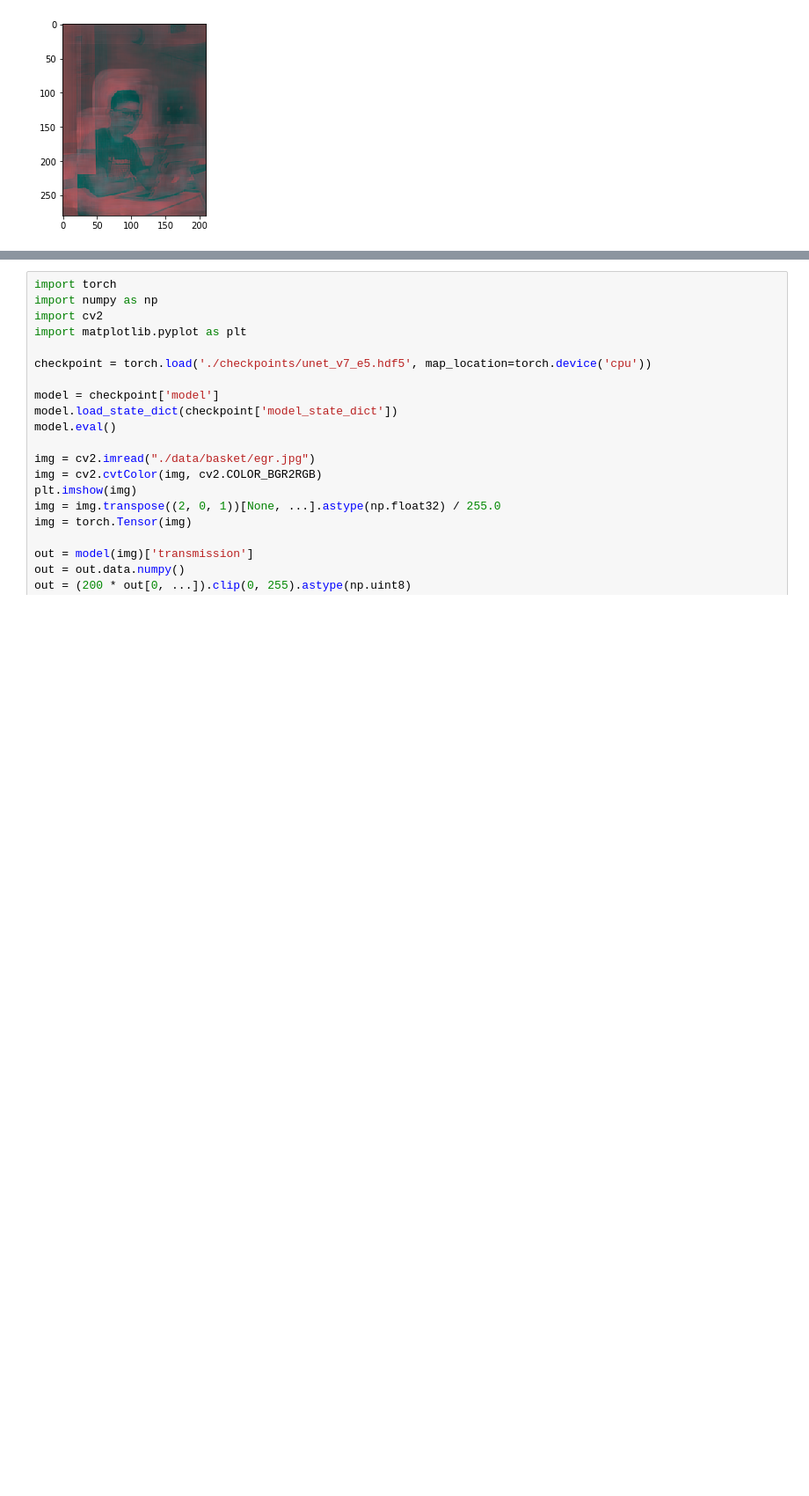
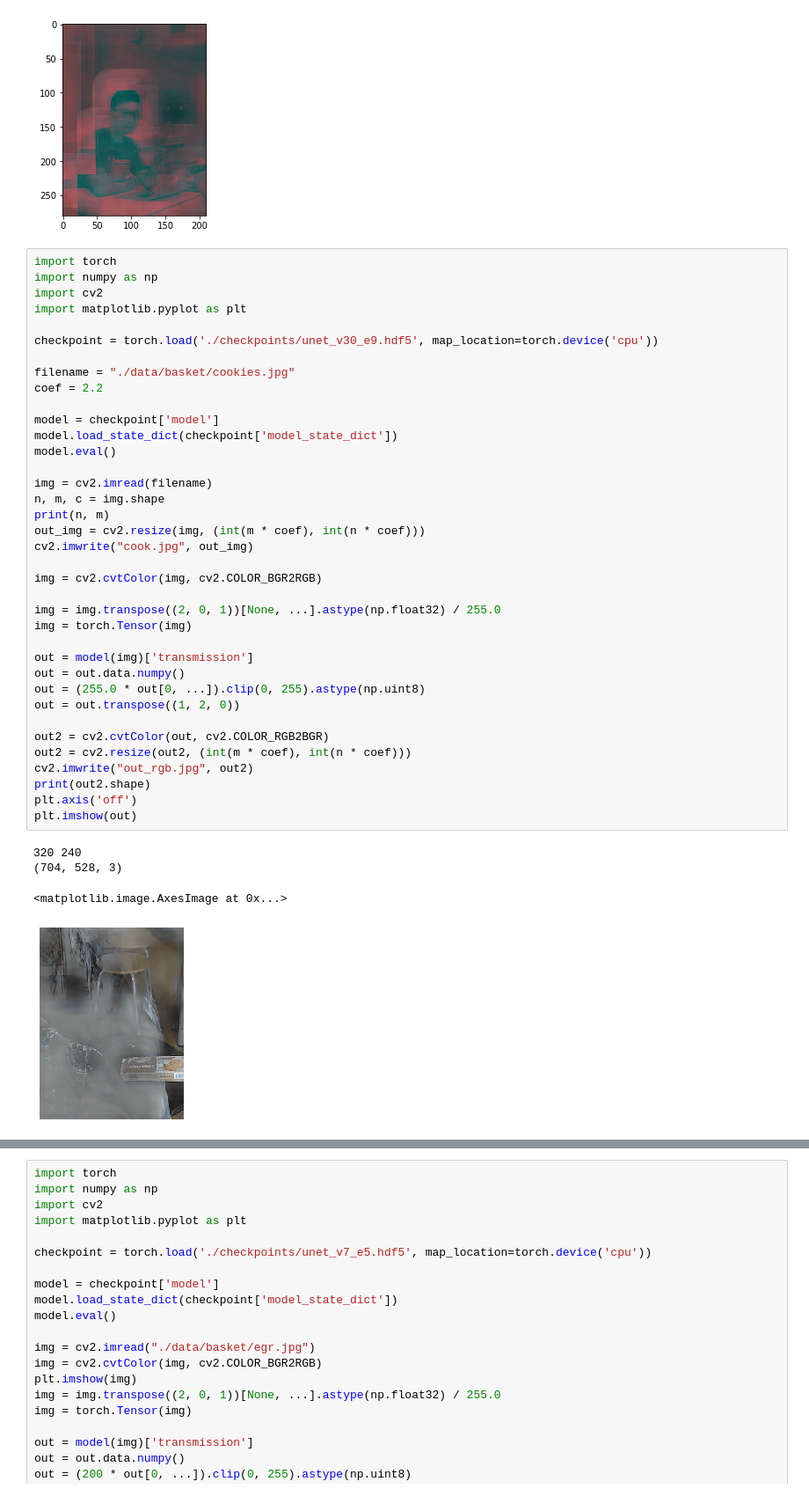
Before and after one commit to sergevkim/ReflectionSeparation, a Jupyter notebook: draft.ipynb, the cells around one changed output, grey strips where cells are left out. Shown at 88% size. Cells and saved outputs as stored; diff of their text form; blank space fills up the shorter version.

```diff
--- a/draft.ipynb
+++ b/draft.ipynb
@@ -184,4 +184,46 @@ plt.imshow(out)
 # %% [output]
 <matplotlib.image.AxesImage at 0x...>
 [figure]
+# %%
+import torch
+import numpy as np
+import cv2
+import matplotlib.pyplot as plt
+
+checkpoint = torch.load('./checkpoints/unet_v30_e9.hdf5', map_location=torch.device('cpu'))
+
+filename = "./data/basket/cookies.jpg"
+coef = 2.2
+
+model = checkpoint['model']
+model.load_state_dict(checkpoint['model_state_dict'])
+model.eval()
+
+img = cv2.imread(filename)
+n, m, c = img.shape
+print(n, m)
+out_img = cv2.resize(img, (int(m * coef), int(n * coef)))
+cv2.imwrite("cook.jpg", out_img)
+
+img = cv2.cvtColor(img, cv2.COLOR_BGR2RGB)
+
+img = img.transpose((2, 0, 1))[None, ...].astype(np.float32) / 255.0
+img = torch.Tensor(img)
+
+out = model(img)['transmission']
+out = out.data.numpy()
+out = (255.0 * out[0, ...]).clip(0, 255).astype(np.uint8)
+out = out.transpose((1, 2, 0))
+
+out2 = cv2.cvtColor(out, cv2.COLOR_RGB2BGR)
+out2 = cv2.resize(out2, (int(m * coef), int(n * coef)))
+cv2.imwrite("out_rgb.jpg", out2)
+print(out2.shape)
+plt.axis('off')
+plt.imshow(out)
+# %% [output]
+320 240
+(704, 528, 3)
+<matplotlib.image.AxesImage at 0x...>
+[figure, added]
 # %%
```
Also changed, not shown: parts of 3 cells of this notebook, 3 other files.
